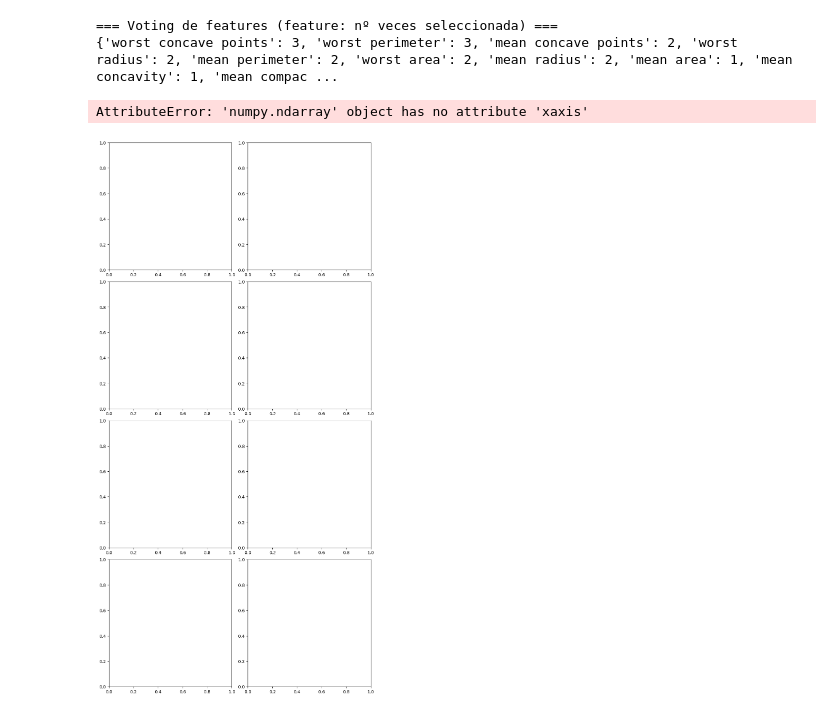
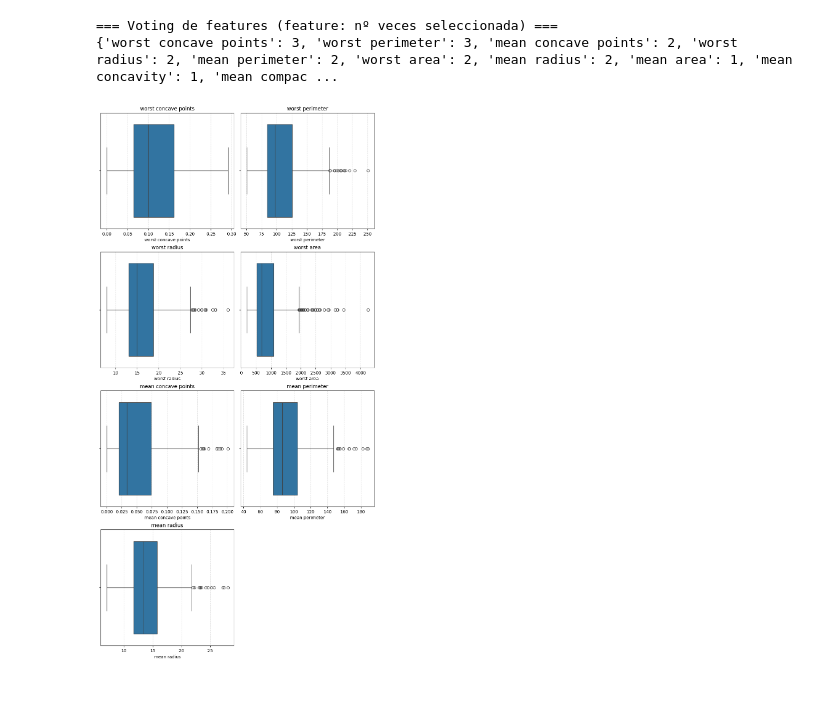
Before and after one commit to japinuela/Ejercicios-Repaso-Python-ML, a Jupyter notebook: BreastCancer.ipynb, the cells around one changed output. Drawn from its saved outputs; the diff is of its cells as text; code cells hidden in the pictures.

```diff
--- a/BreastCancer.ipynb
+++ b/BreastCancer.ipynb
@@ -316,27 +316,31 @@ print(feature_votes_sorted)
 # %%
 import math
 import seaborn as sns
+import matplotlib.pyplot as plt
 
+# Asegúrate de que existen en df (por si alguna falta)
 cols_num = ['worst concave points', 'worst perimeter', 'worst radius', 'worst area',
-	'mean concave points', 'mean perimeter', 'mean radius']
+            'mean concave points', 'mean perimeter', 'mean radius']
+cols_num = [c for c in cols_num if c in df.columns]
 
 n = len(cols_num)
 n_cols = 2
 n_rows = math.ceil(n / n_cols)
 
 fig, axes = plt.subplots(n_rows, n_cols, figsize=(n_cols*4.5, n_rows*4.5), constrained_layout=True)
+# Aplanar para indexar con i
+axes = axes.ravel() if hasattr(axes, "ravel") else [axes]
 
 for i, col in enumerate(cols_num):
-   ax = axes[i]
-   sns.boxplot(x=col, data=df, ax=ax)
-   ax.set_title(col)
-   ax.grid(True, axis="y", linestyle="--", alpha=0.4)
+    ax = axes[i]
+    sns.boxplot(x=col, data=df, ax=ax)  # horizontal (usa eje X)
+    ax.set_title(col)
+    ax.grid(True, axis="x", linestyle="--", alpha=0.4)
 
 # Ocultar ejes sobrantes
 for j in range(i+1, len(axes)):
     axes[j].axis("off")
 
 plt.show()
 # %% [output]
-AttributeError: 'numpy.ndarray' object has no attribute 'xaxis'
-[figure, old version]
+[figure, new version]
```
